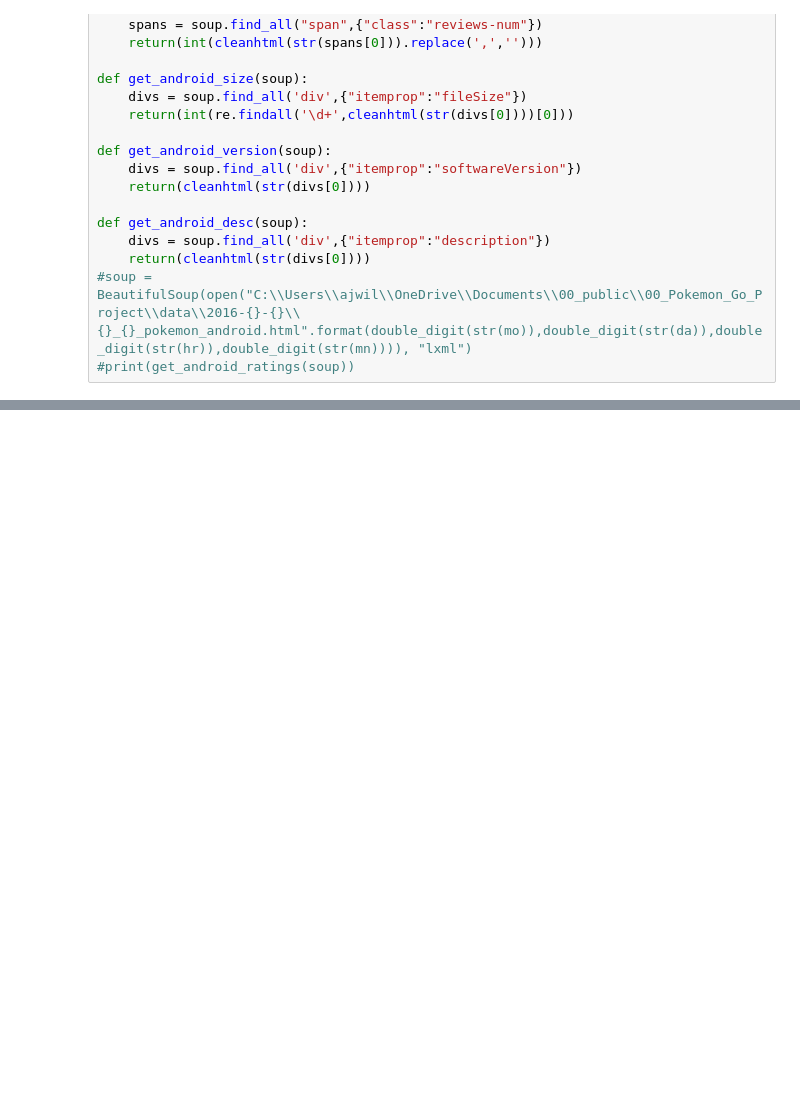
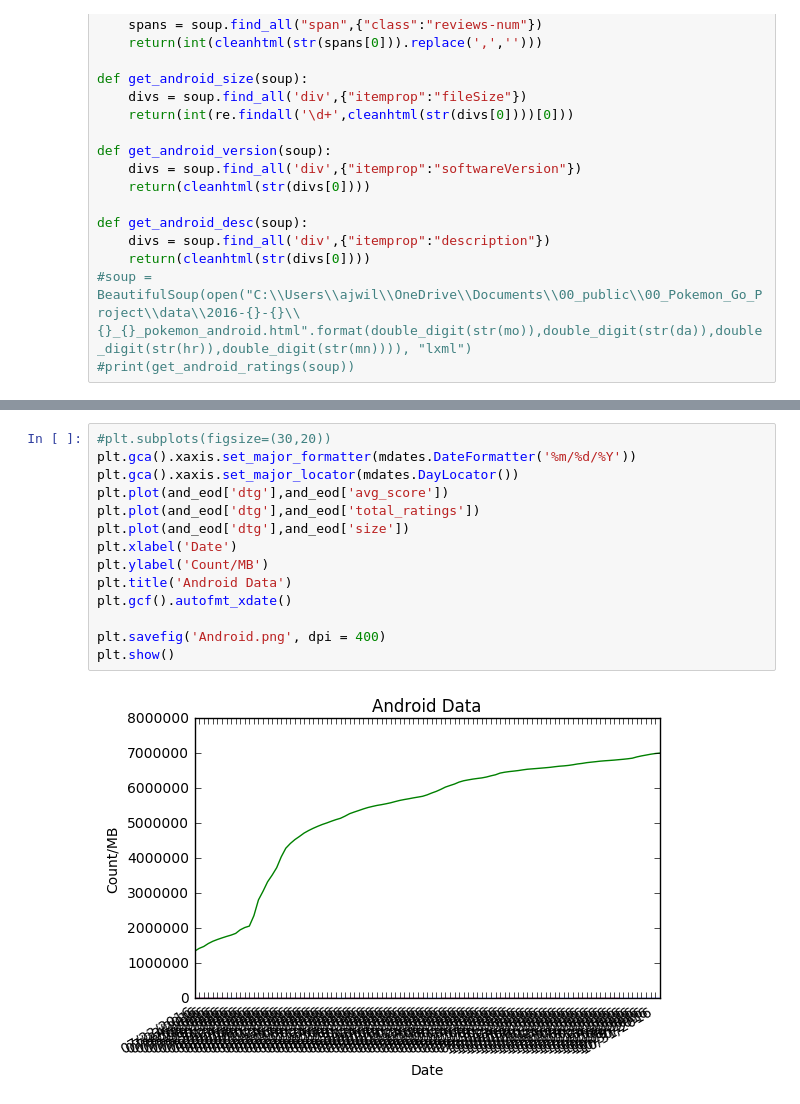
Before and after one commit to agbs2k8/Group-Project-1, a Jupyter notebook: Pokemon.ipynb, the cells around one changed output, grey strips where cells are left out. Drawn from its saved outputs; the diff is of its cells as text; blank space fills up the shorter version.

```diff
--- a/Pokemon.ipynb
+++ b/Pokemon.ipynb
@@ -242,0 +248,16 @@ Did not complete for 2016-08-14.11-00
+# %%
+#plt.subplots(figsize=(30,20))
+plt.gca().xaxis.set_major_formatter(mdates.DateFormatter('%m/%d/%Y'))
+plt.gca().xaxis.set_major_locator(mdates.DayLocator())
+plt.plot(and_eod['dtg'],and_eod['avg_score'])
+plt.plot(and_eod['dtg'],and_eod['total_ratings'])
+plt.plot(and_eod['dtg'],and_eod['size'])
+plt.xlabel('Date')
+plt.ylabel('Count/MB')
+plt.title('Android Data')
+plt.gcf().autofmt_xdate()
+
+plt.savefig('Android.png', dpi = 400)
+plt.show()
+# %% [output]
+[figure, added]
```
Also changed, not shown: parts of 3 cells of this notebook.
